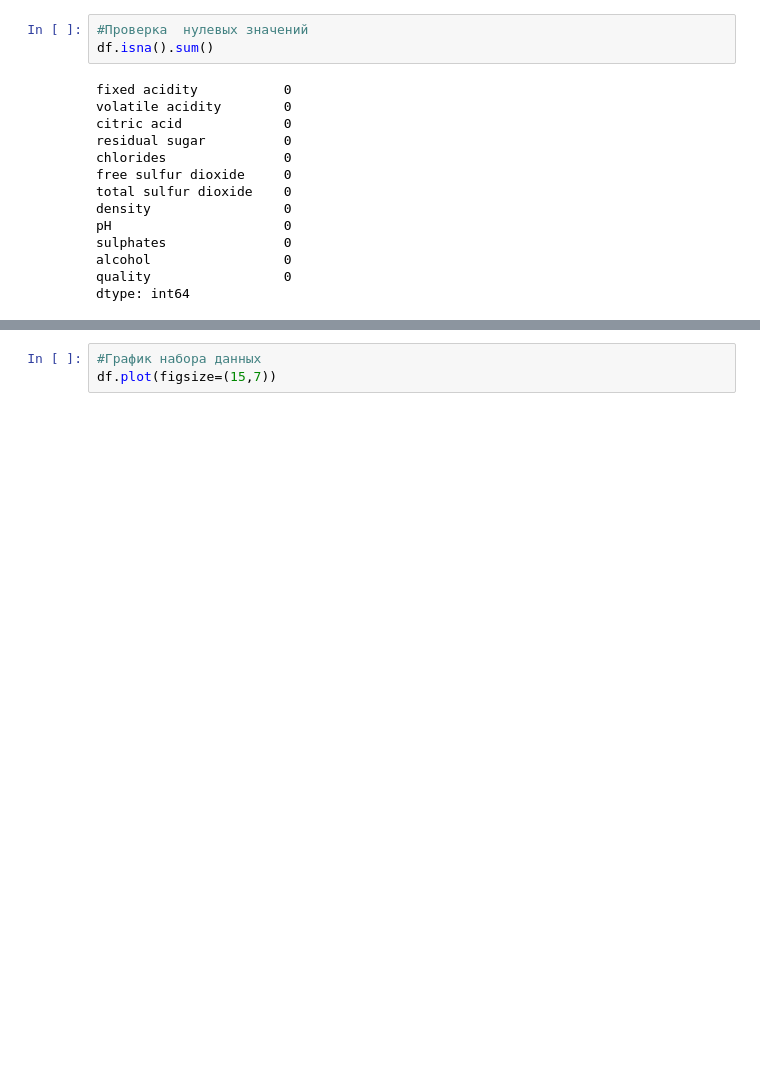
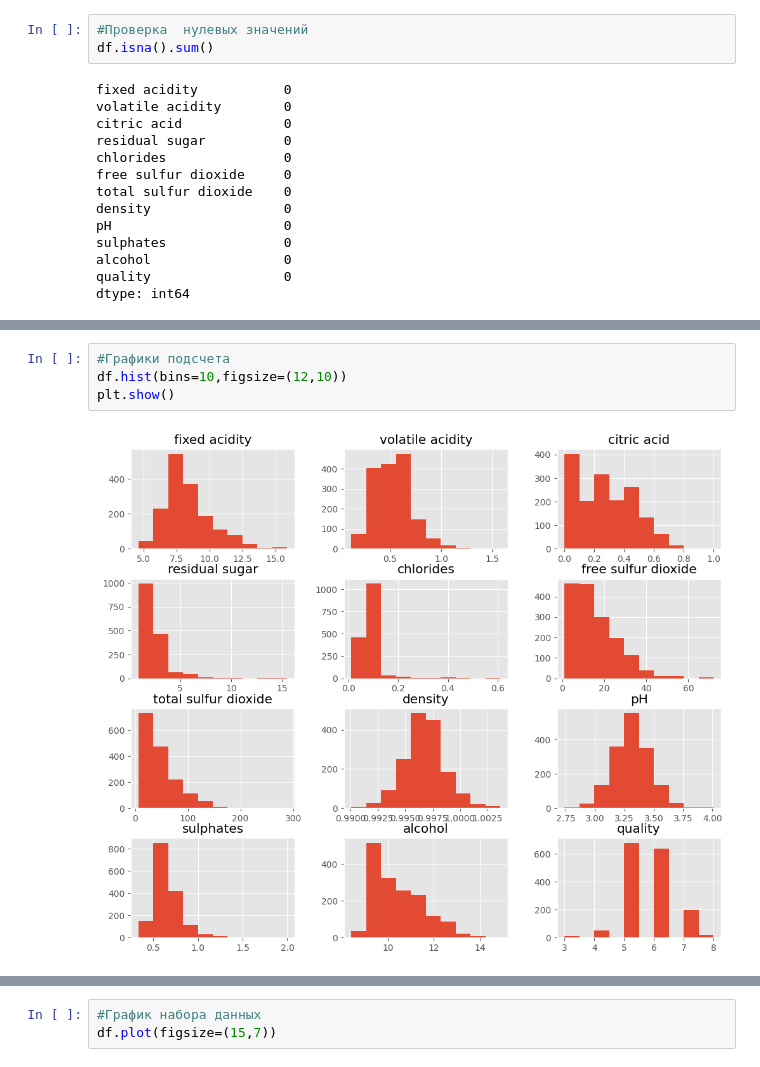
Before and after one commit to tarasalyasov/wine_learn, a Jupyter notebook: main.ipynb, the cells around one changed output, grey strips where cells are left out. Saved outputs shown, nothing was run; the diff lists cells and outputs as text; blank space fills up the shorter version.

```diff
--- a/main.ipynb
+++ b/main.ipynb
@@ -89,0 +111,6 @@ The Value Quality  [5 6 7 4 8 3]
+# %%
+#Графики подсчета
+df.hist(bins=10,figsize=(12,10))
+plt.show()
+# %% [output]
+[figure, added]
```
Also changed, not shown: parts of 18 cells of this notebook, 2 other files.
